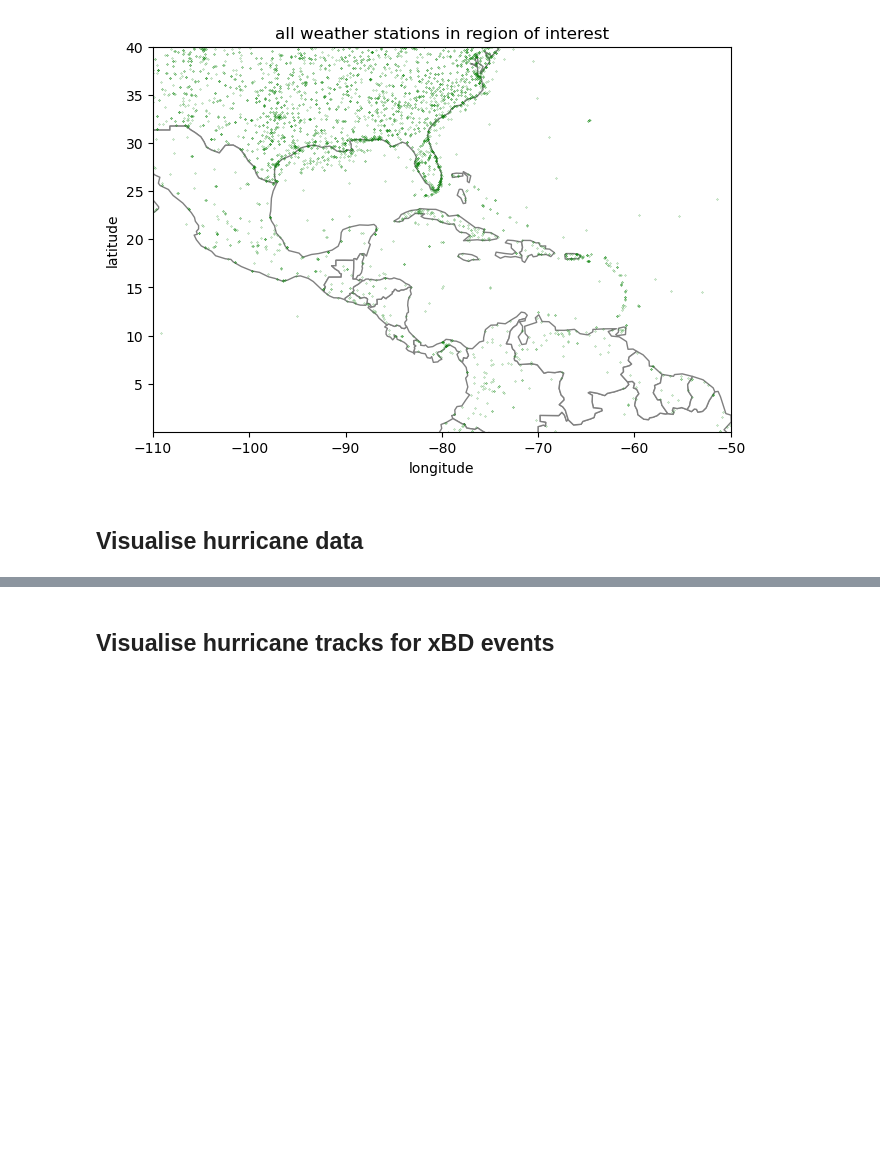
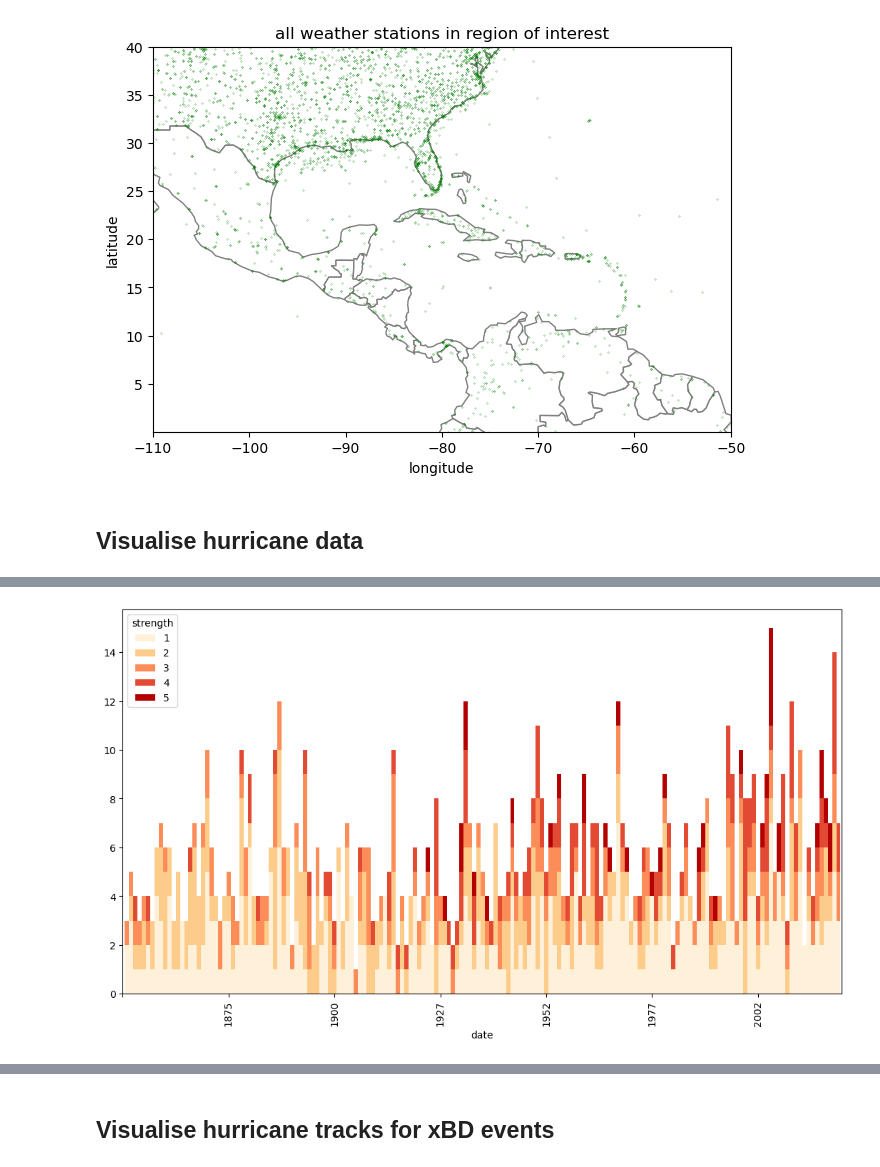
Before and after one commit to ai4er-cdt/hurricane-harm-herald, a Jupyter notebook: notebooks/visualise_weather.ipynb, the cells around one changed output, grey strips where cells are left out. Drawn from its saved outputs; the diff is of its cells as text; code cells hidden in the pictures; blank space fills up the shorter version.

Commit message:
added damage (by event strength) vs time plots. Still some tidying up to do

```diff
--- a/notebooks/visualise_weather.ipynb
+++ b/notebooks/visualise_weather.ipynb
@@ -92,0 +90,9 @@ ax.set_title('all weather stations in region of interest');
+# %%
+# TODO: graphs
+# historic trend of hurricane events (for powerpoint)
+
+max_strength_by_tag = df_noaa_weather.groupby(by='tag')['strength'].max()
+# x = df_noaa_weather.groupby(by='tag')['date'].min()
+# plt.bar(x=x,y=grouped_by_tag)
+df = pd.DataFrame({'strength': max_strength_by_tag, 'date': df_noaa_weather.groupby(by='tag')['date'].min()})
+df.head()
@@ -92,0 +107,3 @@ ax.set_title('all weather stations in region of interest');
+# %%
+# exclude rows with maximum strength as 0 (not a hurricane)
+df = df[df['strength'] != 0]
@@ -92,0 +127,14 @@ ax.set_title('all weather stations in region of interest');
+# %%
+fig,ax = plt.subplots()
+
+# group the data by year and strength, and count the number of events
+grouped = df.groupby([df['date'].dt.year, 'strength']).size().reset_index(name='count')
+five_colours = ['#fef0d9','#fdcc8a','#fc8d59','#e34a33','#b30000']
+# pivot the data to create a stacked bar chart
+pivot = grouped.pivot(index='date', columns='strength', values='count')
+# TODO: modify to remove spaces between bars
+pivot.plot(ax=ax, kind='bar', stacked=True, color=five_colours,width=1)
+ax.set_xticks(np.arange(-1, len(pivot)+1, 25));
+plt.show()
+# %% [output]
+[figure, added]
```
Also changed, not shown: parts of 29 cells of this notebook.
